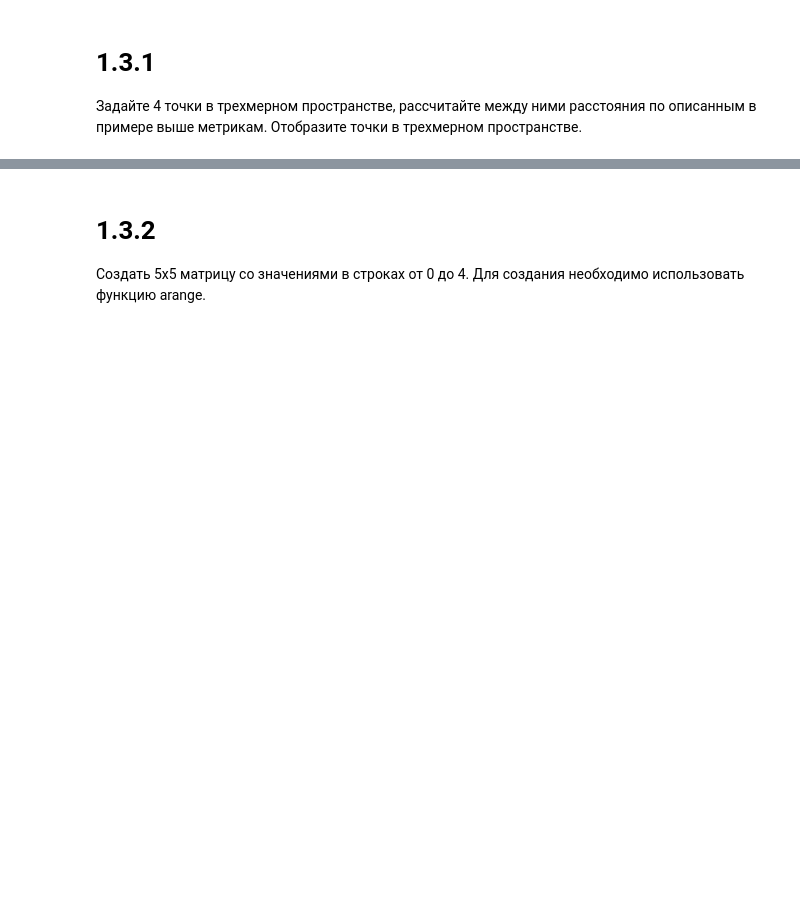
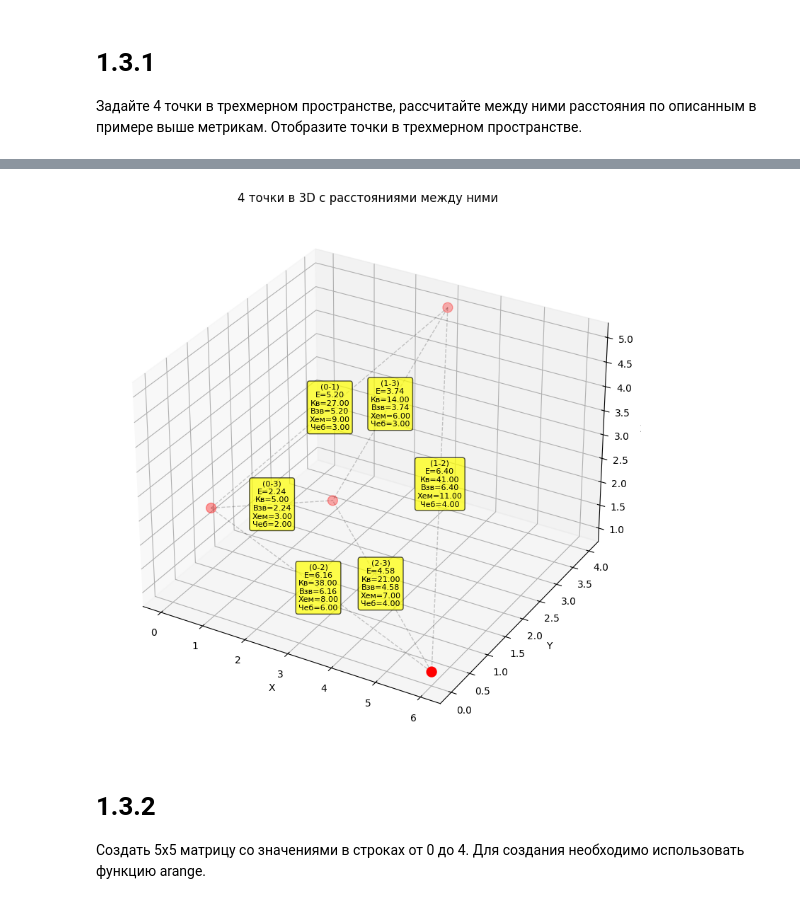
Before and after one commit to alx-ctf/university, a Jupyter notebook: homework_3.ipynb, the cells around one changed output, grey strips where cells are left out. Saved outputs shown, nothing was run; the diff lists cells and outputs as text; code cells hidden in the pictures; blank space fills up the shorter version.

```diff
--- a/homework_3.ipynb
+++ b/homework_3.ipynb
@@ -4,4 +4,83 @@
 расстояния по описанным в примере выше метрикам. Отобразите точки
 в трехмерном пространстве.
 # %%
-print("123")
+from numpy import array, sqrt, abs, max as np_max
+import matplotlib.pyplot as plt
+from mpl_toolkits.mplot3d import Axes3D
+
+# Задаём 4 точки в 3D пространстве
+P = array([
+    [0, 1, 2],
+    [3, 4, 5],
+    [6, 0, 1],
+    [2, 2, 2]
+])
+
+# Функции для расчёта разных метрик
+def euclid(a, b):
+    return sqrt(((a - b) ** 2).sum())
+
+def sq_euclid(a, b):
+    return ((a - b) ** 2).sum()
+
+def weighted_euclid(a, b, weights):
+    return sqrt((weights * (a - b) ** 2).sum())
+
+def hamming(a, b):
+    return abs(a - b).sum()
+
+def chebyshev(a, b):
+    return np_max(abs(a - b))
+
+# Веса для взвешенного евклидова (можно задать свои)
+w = array([1.0, 1.0, 1.0])
+
+# Создаём 3D-график
+fig = plt.figure(figsize=(10, 8))
+ax = fig.add_subplot(111, projection='3d')
+
+# Рисуем точки
+ax.scatter(P[:, 0], P[:, 1], P[:, 2], s=100, c='red', zorder=5)
+
+# Для каждой пары точек:
+n = len(P)
+for i in range(n):
+    for j in range(i + 1, n):
+        # Соединяем точки линией
+        ax.plot([P[i, 0], P[j, 0]],
+                [P[i, 1], P[j, 1]],
+                [P[i, 2], P[j, 2]],
+                'k--', alpha=0.2, linewidth=1)
+
+        # Вычисляем все расстояния
+        d_euclid    = euclid(P[i], P[j])
+        d_sq        = sq_euclid(P[i], P[j])
+        d_weighted  = weighted_euclid(P[i], P[j], w)
+        d_hamming   = hamming(P[i], P[j])
+        d_chebyshev = chebyshev(P[i], P[j])
+
+        mid_x = (P[i, 0] + P[j, 0]) / 2
+        mid_y = (P[i, 1] + P[j, 1]) / 2
+        mid_z = (P[i, 2] + P[j, 2]) / 2
+
+        label = f"({i}-{j})\nЕ={d_euclid:.2f}\nКв={d_sq:.2f}\nВзв={d_weighted:.2f}\nХем={d_hamming:.2f}\nЧеб={d_chebyshev:.2f}"
+
+        ax.text(mid_x, mid_y, mid_z, label, fontsize=8, ha='center', va='center',
+                bbox=dict(boxstyle="round,pad=0.3", facecolor="yellow", alpha=0.7))
+
+        # Печатаем расстояния в консоль
+        print(f"\nРасстояния между точкой {i} и {j}:")
+        print(f"  Евклидово:          {d_euclid:.3f}")
+        print(f"  Квадрат евклидова:  {d_sq:.3f}")
+        print(f"  Взвешенное евклидово: {d_weighted:.3f}")
+        print(f"  Хеммингово:         {d_hamming:.3f}")
+        print(f"  Чебышёва:           {d_chebyshev:.3f}")
+
+# Оформление графика
+ax.set_xlabel('X')
+ax.set_ylabel('Y')
+ax.set_zlabel('Z')
+ax.set_title('4 точки в 3D с расстояниями между ними')
+plt.tight_layout()
+plt.show()
+# %% [output]
@@ -8,3 +104,4 @@ print("123")
+[figure, added]
 # %% [markdown]
 # 1.3.2
 Создать 5x5 матрицу со значениями в строках от 0 до 4. Для создания
```
Also changed, not shown: parts of 4 cells of this notebook.
